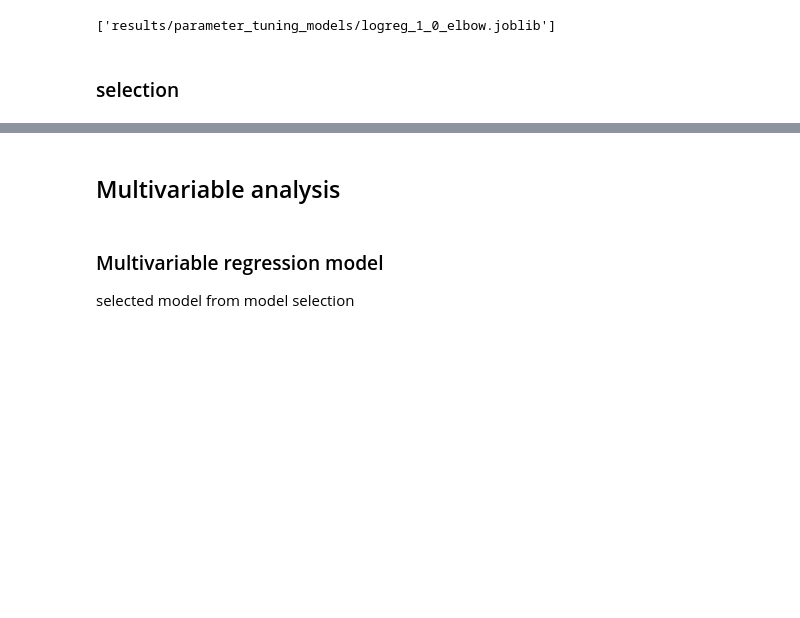
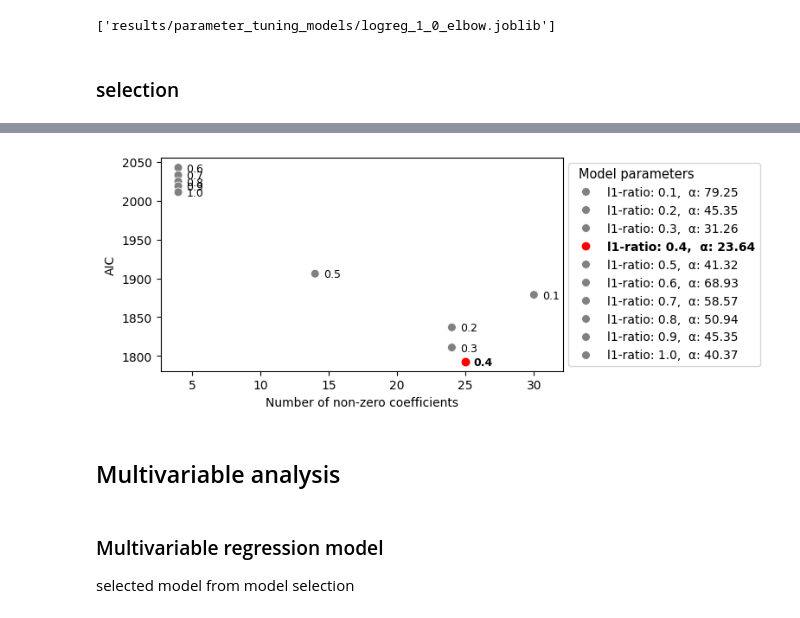
Before and after one commit to KleistLab/PrAppData, a Jupyter notebook: PrApp_analysis.ipynb, the cells around one changed output, grey strips where cells are left out. Cells and saved outputs as stored; diff of their text form; code cells hidden in the pictures; blank space fills up the shorter version.

```diff
--- a/PrApp_analysis.ipynb
+++ b/PrApp_analysis.ipynb
@@ -1387,3 +1391,66 @@ plt.show()
+# %%
+# scatter plot: AIC vs. sparsity (number of non-zero coefficients) with highlighted selected model
+
+selected_model_idx = 3
+
+plt.figure(figsize=(6, 3.2))
+
+# non-selected models in grey
+hue_levels = results_model_selection_best_elbow['l1-ratio'].unique()
+hue_levels = [val for val in hue_levels if val != 0.4]
+palette_other_models = {val: 'grey' for val in hue_levels}
+
+scatter_elbow = sns.scatterplot(data = results_model_selection_best_elbow.drop(index=selected_model_idx),
+                                x ='non_zero_coefficients',
+                                y ='AIC', hue ='l1-ratio', palette = palette_other_models, s = 50)
+
+# selected model in red
+selected_point = results_model_selection_best_elbow.iloc[selected_model_idx]
+plt.scatter(
+    selected_point['non_zero_coefficients'],
+    selected_point['AIC'],
+    color='red',
+    s = 38,
+    label='Selected model'
+)
+
+for i in range(results_model_selection_best_elbow.shape[0]): # add labels to scatter points
+    is_selected_model = (i == selected_model_idx)
+    plt.text(
+        results_model_selection_best_elbow['non_zero_coefficients'].iloc[i] + 0.6,
+        results_model_selection_best_elbow['AIC'].iloc[i] - 5,
+        f'{results_model_selection_best_elbow["l1-ratio"].iloc[i]:.1f}',
+        fontsize = 9,
+        ha = 'left',
+        fontweight='bold' if is_selected_model else 'normal')
+
+handles, labels = scatter_elbow.get_legend_handles_labels() # add alpha to legend
+
+custom_labels = [
+    f'l1-ratio: {results_model_selection_best_elbow["l1-ratio"].iloc[i]:.1f}, '
+    f' α: {results_model_selection_best_elbow["regularisation strength alpha"].iloc[i]:.2f}'
+    for i in range(len(labels) )
+]
+
+from matplotlib.lines import Line2D
+red_dot = Line2D([0], [0], marker='o', color='red',
+                 markersize=6, linestyle='None')
+handles.insert(3, red_dot)
+
+legend = plt.legend(handles = handles[:], labels = custom_labels, title = 'Model parameters              ', title_fontsize='10.5', loc='center left' ,  bbox_to_anchor=(1, 0.5))
+for i, text in enumerate(legend.get_texts()):
+    if i == selected_model_idx:
+        text.set_fontweight('bold')
+
+plt.xlabel('Number of non-zero coefficients')
+plt.ylabel('AIC')
+x_min, x_max = plt.xlim()
+plt.xlim(x_min, x_max + 0.8)
+# plt.title('Model selection: AIC vs. sparsity')
+plt.savefig('figs/model_selection.png', dpi = 600, bbox_inches='tight')
+plt.show()
+# %% [output]
+[figure, added]
 # %% [markdown]
 ## Multivariable analysis
 # %% [markdown]
```
Also changed, not shown: parts of 30 cells of this notebook, 18 other files.
